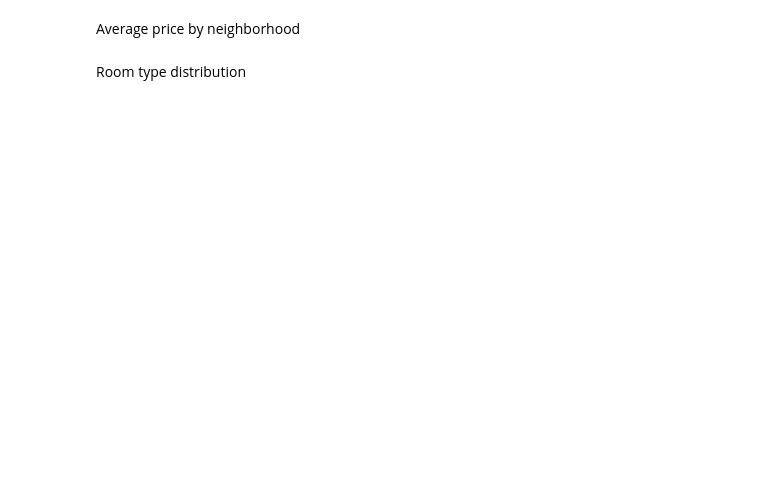
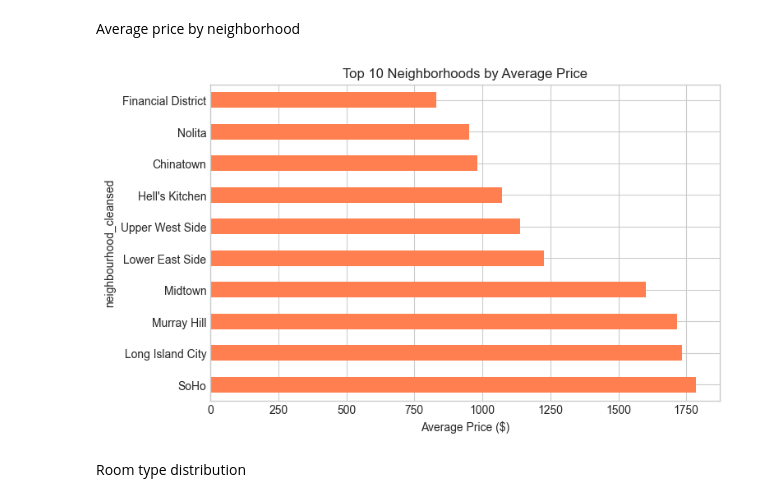
Before and after one commit to Idriss-Ihs/etl-airbnb, a Jupyter notebook: notebooks/01_exploration.ipynb, the cells around one changed output. Drawn from its saved outputs; the diff is of its cells as text; code cells hidden in the pictures; blank space fills up the shorter version.

Commit message:
fix: correct neighborhood column

```diff
--- a/notebooks/01_exploration.ipynb
+++ b/notebooks/01_exploration.ipynb
@@ -34,11 +46,13 @@ plt.show()
 # %% [markdown]
 Average price by neighborhood
 # %%
-price_by_neigh = df.groupby("neighbourhood")["price"].mean().sort_values(ascending=False)
+price_by_neigh = df.groupby("neighbourhood_cleansed")["price"].mean().sort_values(ascending=False)
 price_by_neigh.head(10).plot(kind="barh", figsize=(8,5), color="coral")
 plt.title("Top 10 Neighborhoods by Average Price")
 plt.xlabel("Average Price ($)")
 plt.show()
+# %% [output]
+[figure, added]
 # %% [markdown]
 Room type distribution
 # %%
```
Also changed, not shown: parts of 4 cells of this notebook, 2 other files.
